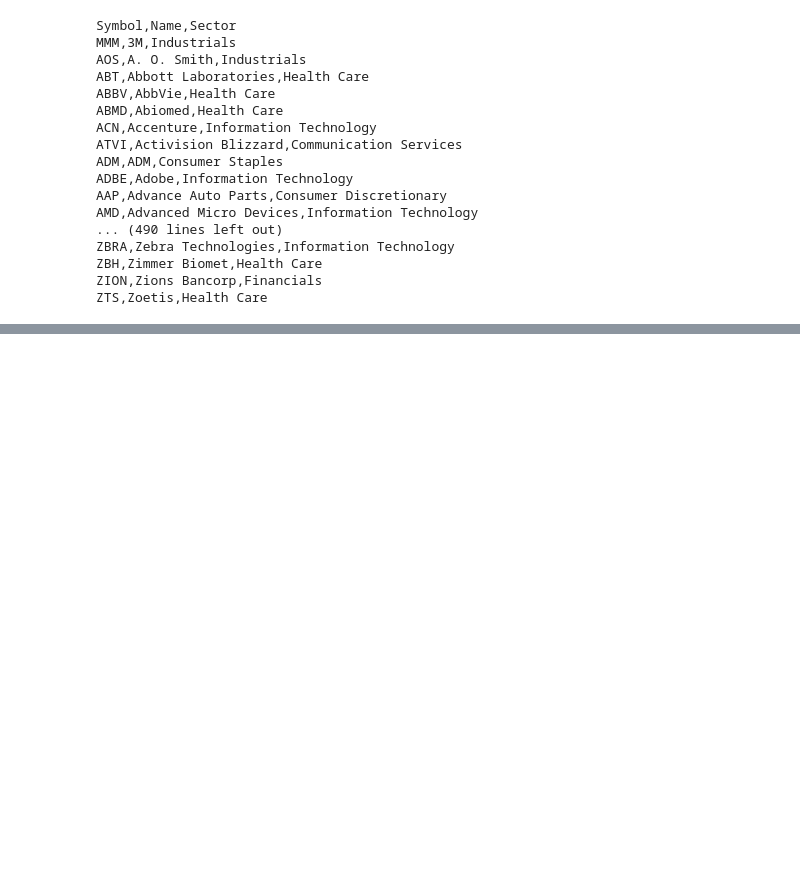
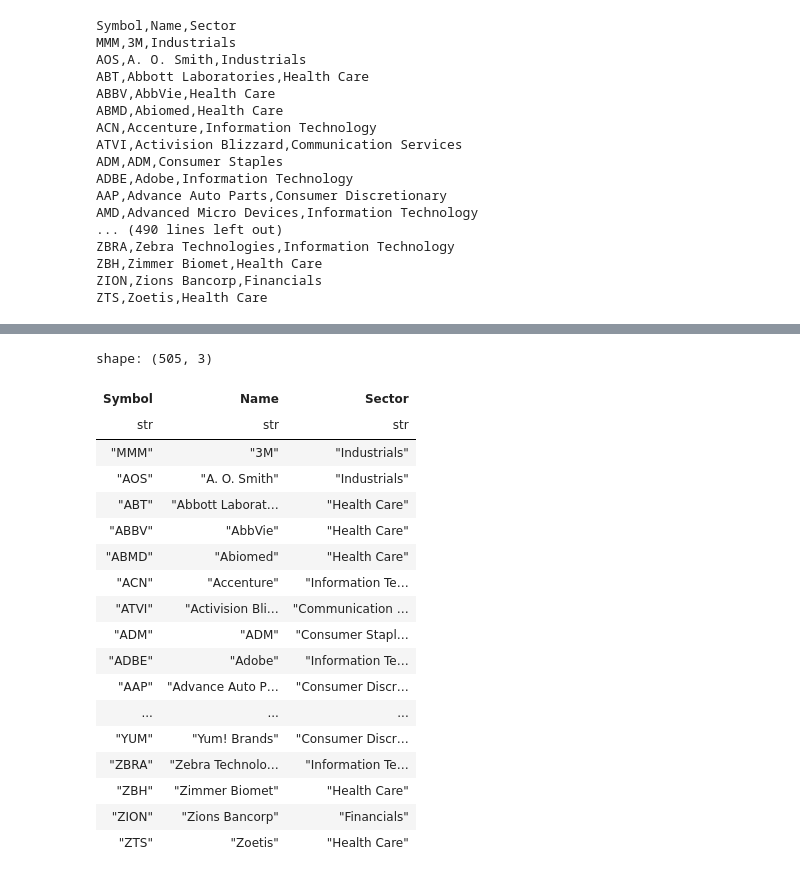
Before and after one commit to dotsilas/data-analytics-notes, a Jupyter notebook: LearningLibraries.ipynb, the cells around one changed output, grey strips where cells are left out. Saved outputs shown, nothing was run; the diff lists cells and outputs as text; code cells hidden in the pictures; blank space fills up the shorter version.

```diff
--- a/LearningLibraries.ipynb
+++ b/LearningLibraries.ipynb
@@ -65,0 +89,33 @@ ZTS,Zoetis,Health Care
+# %%
+import polars as pl
+import pandas as pd
+import numpy as np
+import scipy as sp
+
+# read csv pandas
+companies_pd = pd.read_csv(file_name)
+companies_pd
+
+# read csv polars
+companies_pl = pl.read_csv(file_name)
+companies_pl
+# %% [output]
+shape: (505, 3)
+| Symbol | Name | Sector |
+| str | str | str |
+| "MMM" | "3M" | "Industrials" |
+| "AOS" | "A. O. Smith" | "Industrials" |
+| "ABT" | "Abbott Laborat… | "Health Care" |
+| "ABBV" | "AbbVie" | "Health Care" |
+| "ABMD" | "Abiomed" | "Health Care" |
+| "ACN" | "Accenture" | "Information Te… |
+| "ATVI" | "Activision Bli… | "Communication … |
+| "ADM" | "ADM" | "Consumer Stapl… |
+| "ADBE" | "Adobe" | "Information Te… |
+| "AAP" | "Advance Auto P… | "Consumer Discr… |
+| ... | ... | ... |
+| "YUM" | "Yum! Brands" | "Consumer Discr… |
+| "ZBRA" | "Zebra Technolo… | "Information Te… |
+| "ZBH" | "Zimmer Biomet" | "Health Care" |
+| "ZION" | "Zions Bancorp" | "Financials" |
+| "ZTS" | "Zoetis" | "Health Care" |
```
Also changed, not shown: parts of 4 cells of this notebook, 3 other files.
